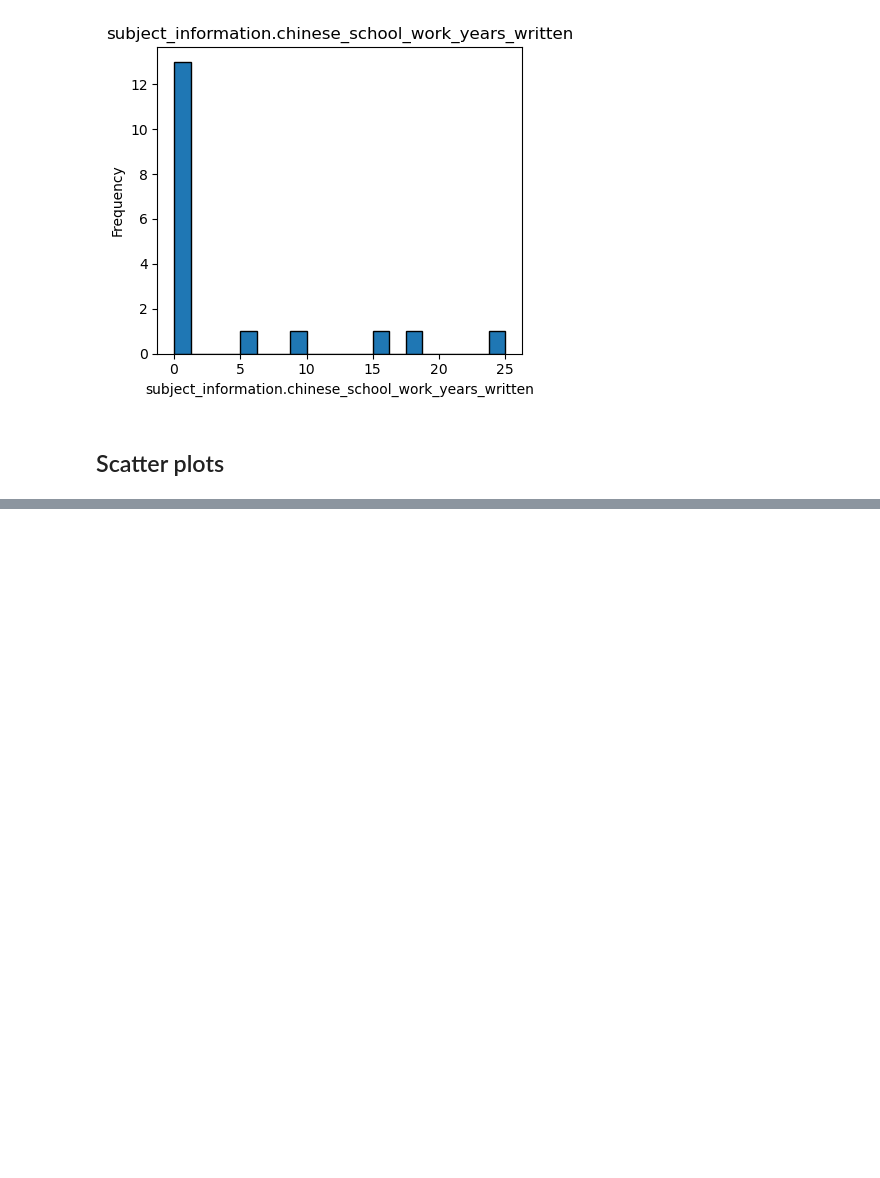
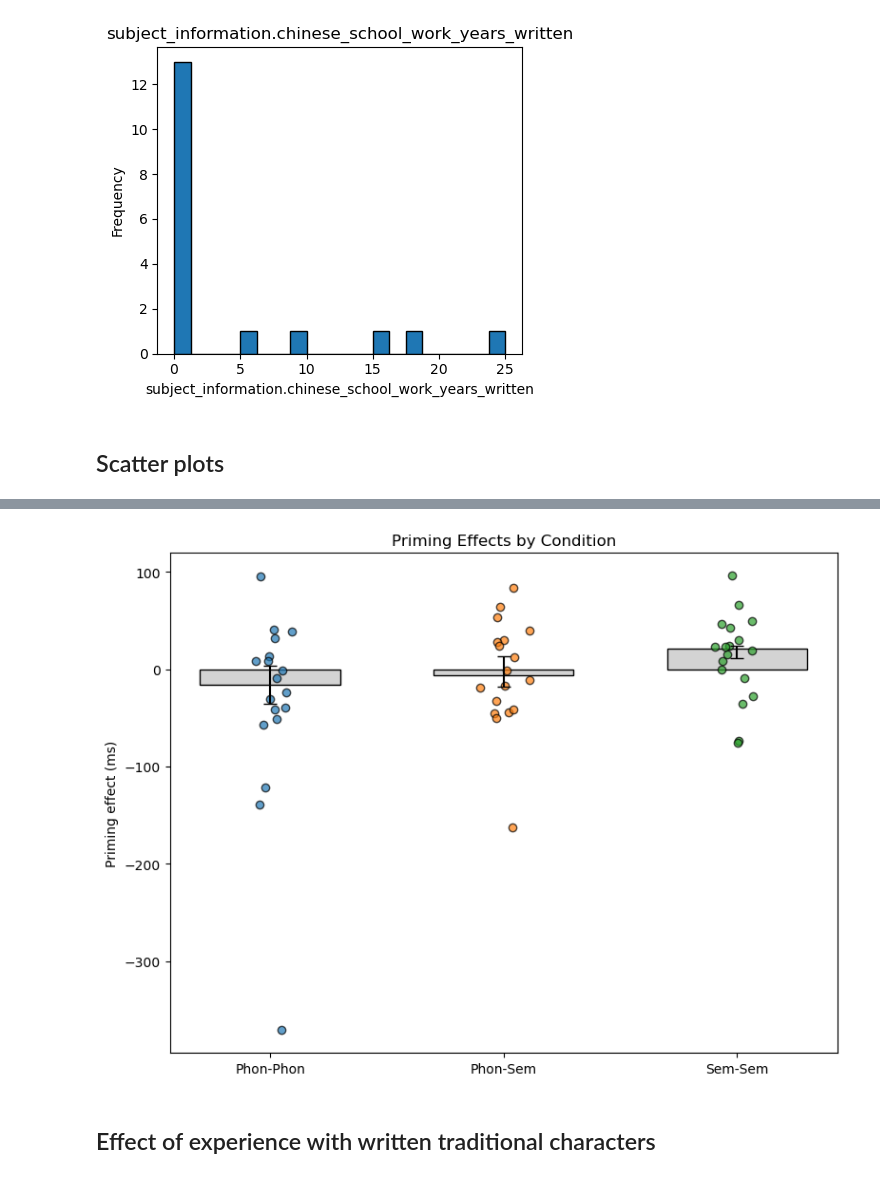
Before and after one commit to fh986/neuroling-course-project, a Jupyter notebook: priming_data_analysis/neuroling_behavioral_analysis.ipynb, the cells around one changed output, grey strips where cells are left out. Cells and saved outputs as stored; diff of their text form; code cells hidden in the pictures; blank space fills up the shorter version.

```diff
--- a/priming_data_analysis/neuroling_behavioral_analysis.ipynb
+++ b/priming_data_analysis/neuroling_behavioral_analysis.ipynb
@@ -60,10 +42,10 @@ subject_ids = [
     )
 ]
 
-# Loop over each subject and print their info
-for workerid in subject_ids:
-    df_subj = df[df['workerid'] == workerid]
-    print(f'----- workerid: {workerid} -----')
-    for col in info_cols:
-        unique_val = df_subj[col].unique()
-        print(f'{col}: {unique_val}')
+# # Loop over each subject and print their info
+# for workerid in subject_ids:
+#     df_subj = df[df['workerid'] == workerid]
+#     print(f'----- workerid: {workerid} -----')
+#     for col in info_cols:
+#         unique_val = df_subj[col].unique()
+#         print(f'{col}: {unique_val}')
@@ -437,0 +360,10 @@ plot_multiple_scatters(results_df, variable_pairs, ncols=3)
+# %%
+def bootstrap_ci(data, n_bootstrap=1000, ci_percent=68):
+    """Compute bootstrapped confidence interval for the median."""
+    bootstrapped_medians = []
+    for _ in range(n_bootstrap):
+        sample = np.random.choice(data, size=len(data), replace=True)
+        bootstrapped_medians.append(np.median(sample))
+    lower = np.percentile(bootstrapped_medians, (100 - ci_percent) / 2)
+    upper = np.percentile(bootstrapped_medians, 100 - (100 - ci_percent) / 2)
+    return lower, upper
@@ -437,0 +414,10 @@ plot_multiple_scatters(results_df, variable_pairs, ncols=3)
+# %%
+plot_priming_bar_single_df(
+    results_df,
+    variables=['prime_effect_phon_phon', 'prime_effect_phon_sem', 'prime_effect_sem_sem'],
+    variable_labels=['Phon-Phon', 'Phon-Sem', 'Sem-Sem']
+)
+# %% [output]
+[figure, added]
+# %% [markdown]
+## Effect of experience with written traditional characters
```
Also changed, not shown: parts of 15 cells of this notebook.
